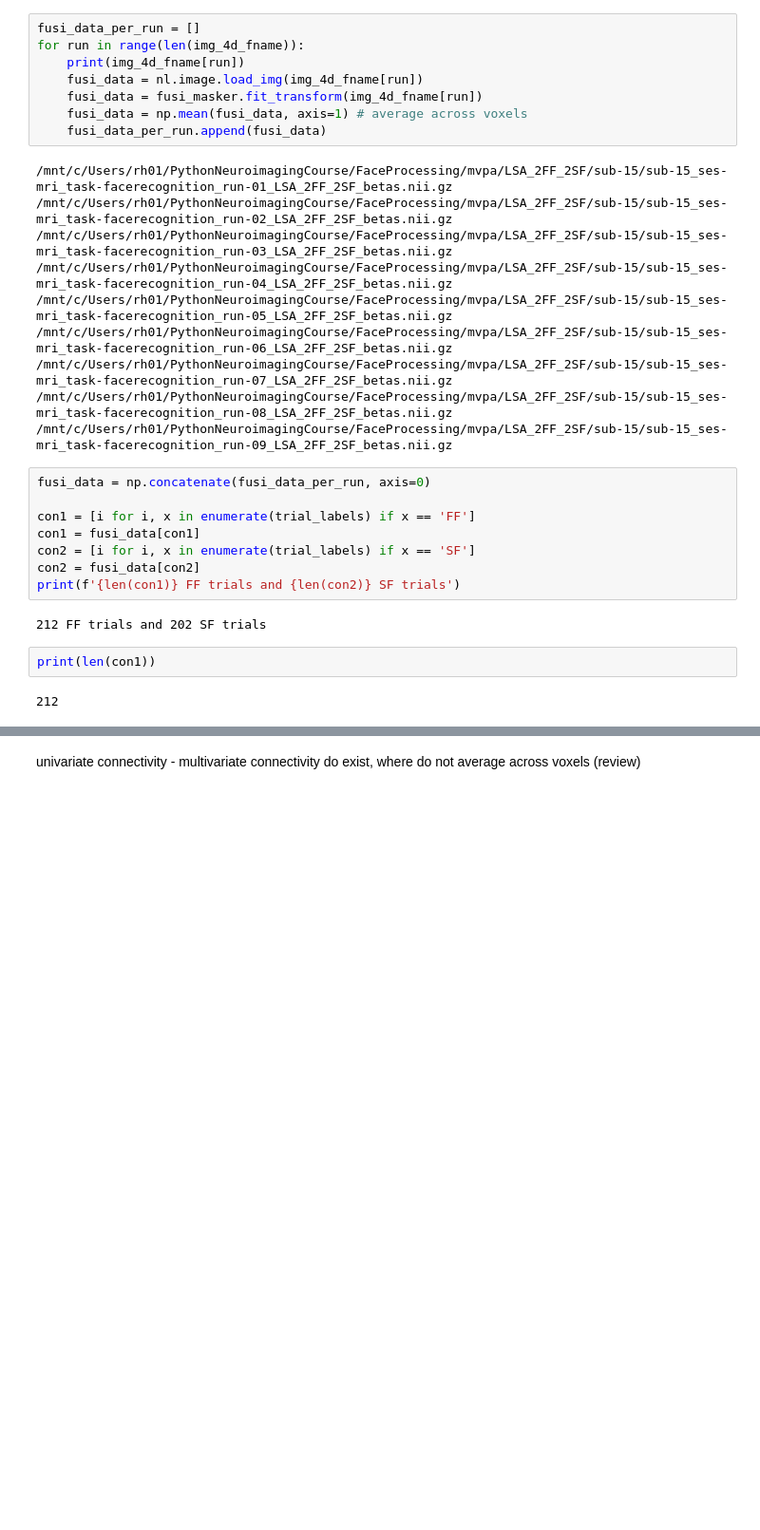
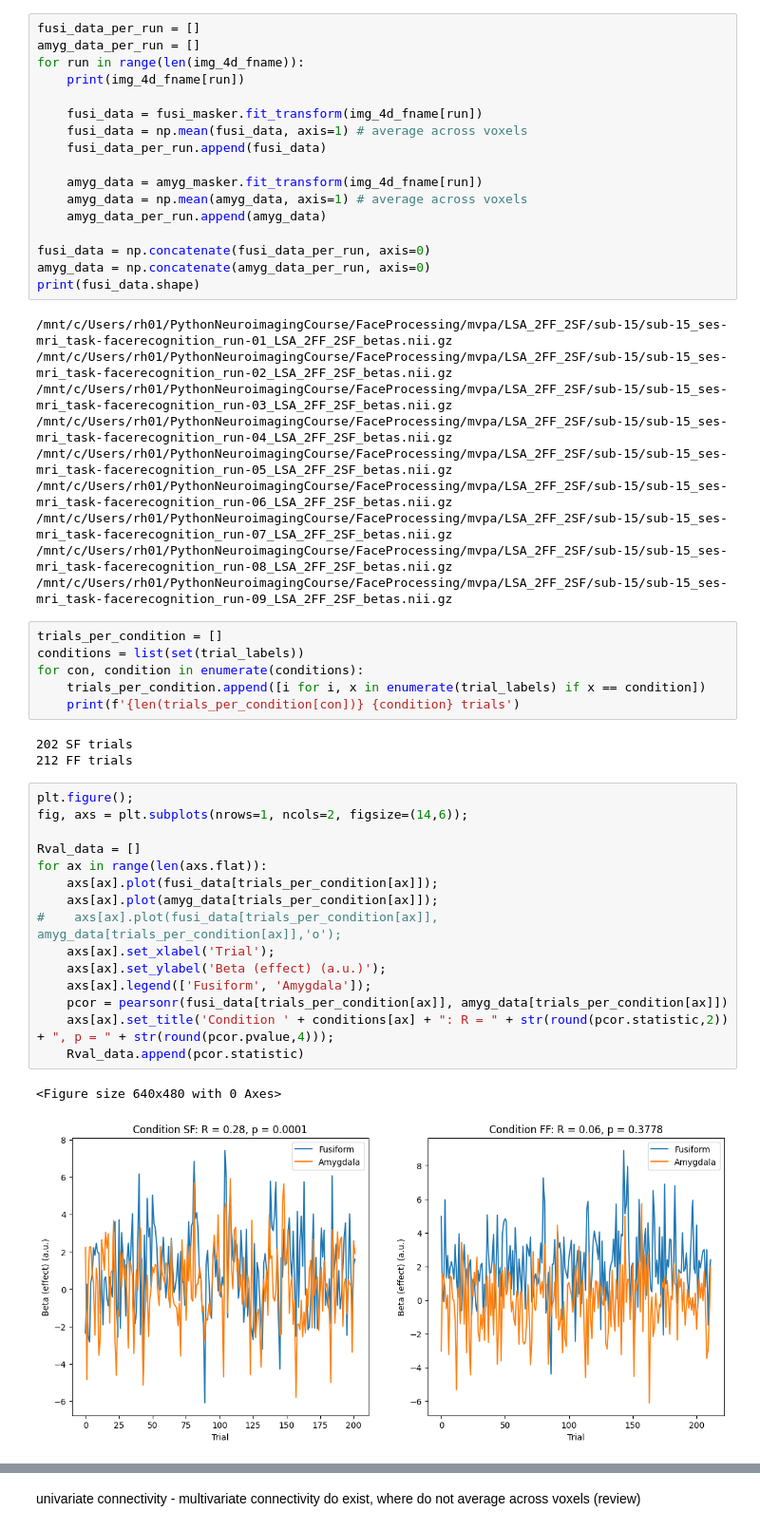
Before and after one commit to mabdelhack/ISN2025, a Jupyter notebook: Notebooks/nb09_fcon.ipynb, the cells around one changed output, grey strips where cells are left out. Shown at 95% size. Cells and saved outputs as stored; diff of their text form; blank space fills up the shorter version.

```diff
--- a/Notebooks/nb09_fcon.ipynb
+++ b/Notebooks/nb09_fcon.ipynb
@@ -127,12 +116,21 @@ fusi_masker = nl.input_data.NiftiMasker(fusi_ROI)
 (97, 115, 97)
 # %%
 fusi_data_per_run = []
+amyg_data_per_run = []
 for run in range(len(img_4d_fname)):
     print(img_4d_fname[run])
-    fusi_data = nl.image.load_img(img_4d_fname[run])
+
     fusi_data = fusi_masker.fit_transform(img_4d_fname[run])
     fusi_data = np.mean(fusi_data, axis=1) # average across voxels
     fusi_data_per_run.append(fusi_data)
+
+    amyg_data = amyg_masker.fit_transform(img_4d_fname[run])
+    amyg_data = np.mean(amyg_data, axis=1) # average across voxels
+    amyg_data_per_run.append(amyg_data)
+
+fusi_data = np.concatenate(fusi_data_per_run, axis=0)
+amyg_data = np.concatenate(amyg_data_per_run, axis=0)
+print(fusi_data.shape)
 # %% [output]
 /mnt/c/Users/rh01/PythonNeuroimagingCourse/FaceProcessing/mvpa/LSA_2FF_2SF/sub-15/sub-15_ses-mri_task-facerecognition_run-01_LSA_2FF_2SF_betas.nii.gz
 /mnt/c/Users/rh01/PythonNeuroimagingCourse/FaceProcessing/mvpa/LSA_2FF_2SF/sub-15/sub-15_ses-mri_task-facerecognition_run-02_LSA_2FF_2SF_betas.nii.gz
@@ -143,17 +141,30 @@ for run in range(len(img_4d_fname)):
 /mnt/c/Users/rh01/PythonNeuroimagingCourse/FaceProcessing/mvpa/LSA_2FF_2SF/sub-15/sub-15_ses-mri_task-facerecognition_run-07_LSA_2FF_2SF_betas.nii.gz
 /mnt/c/Users/rh01/PythonNeuroimagingCourse/FaceProcessing/mvpa/LSA_2FF_2SF/sub-15/sub-15_ses-mri_task-facerecognition_run-08_LSA_2FF_2SF_betas.nii.gz
 /mnt/c/Users/rh01/PythonNeuroimagingCourse/FaceProcessing/mvpa/LSA_2FF_2SF/sub-15/sub-15_ses-mri_task-facerecognition_run-09_LSA_2FF_2SF_betas.nii.gz
-# %%
-fusi_data = np.concatenate(fusi_data_per_run, axis=0)
-
-con1 = [i for i, x in enumerate(trial_labels) if x == 'FF']
-con1 = fusi_data[con1]
-con2 = [i for i, x in enumerate(trial_labels) if x == 'SF']
-con2 = fusi_data[con2]
-print(f'{len(con1)} FF trials and {len(con2)} SF trials')
-# %% [output]
-212 FF trials and 202 SF trials
-# %%
-print(len(con1))
-# %% [output]
-212
+# %%
+trials_per_condition = []
+conditions = list(set(trial_labels))
+for con, condition in enumerate(conditions):
+    trials_per_condition.append([i for i, x in enumerate(trial_labels) if x == condition])
+    print(f'{len(trials_per_condition[con])} {condition} trials')
+# %% [output]
+202 SF trials
+212 FF trials
+# %%
+plt.figure();
+fig, axs = plt.subplots(nrows=1, ncols=2, figsize=(14,6));
+
+Rval_data = []
+for ax in range(len(axs.flat)):
+    axs[ax].plot(fusi_data[trials_per_condition[ax]]);
+    axs[ax].plot(amyg_data[trials_per_condition[ax]]);
+#    axs[ax].plot(fusi_data[trials_per_condition[ax]], amyg_data[trials_per_condition[ax]],'o');
+    axs[ax].set_xlabel('Trial');
+    axs[ax].set_ylabel('Beta (effect) (a.u.)');
+    axs[ax].legend(['Fusiform', 'Amygdala']);
+    pcor = pearsonr(fusi_data[trials_per_condition[ax]], amyg_data[trials_per_condition[ax]])
+    axs[ax].set_title('Condition ' + conditions[ax] + ": R = " + str(round(pcor.statistic,2)) + ", p = " + str(round(pcor.pvalue,4)));
+    Rval_data.append(pcor.statistic)
+# %% [output]
+<Figure size 640x480 with 0 Axes>
+[figure, added]
```
Also changed, not shown: parts of 52 cells of this notebook, 1 other file.
